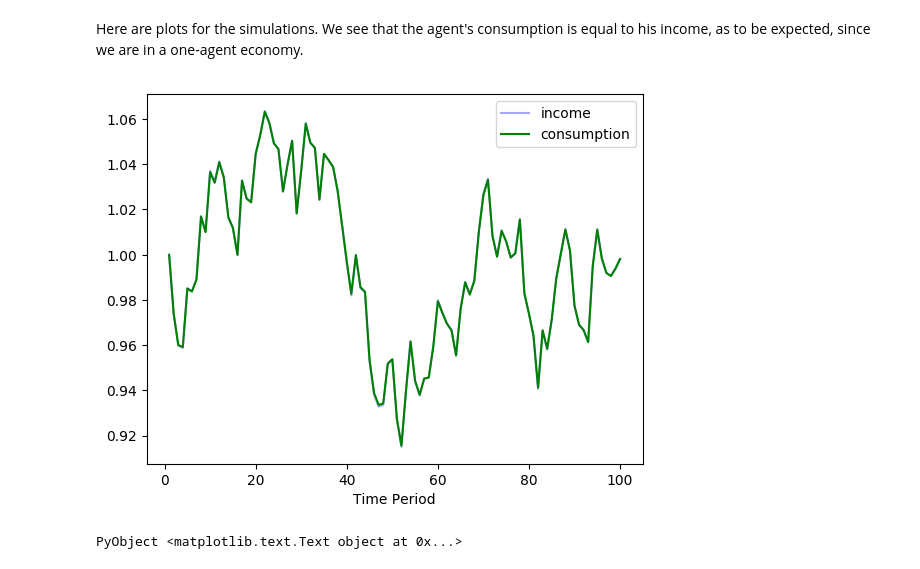
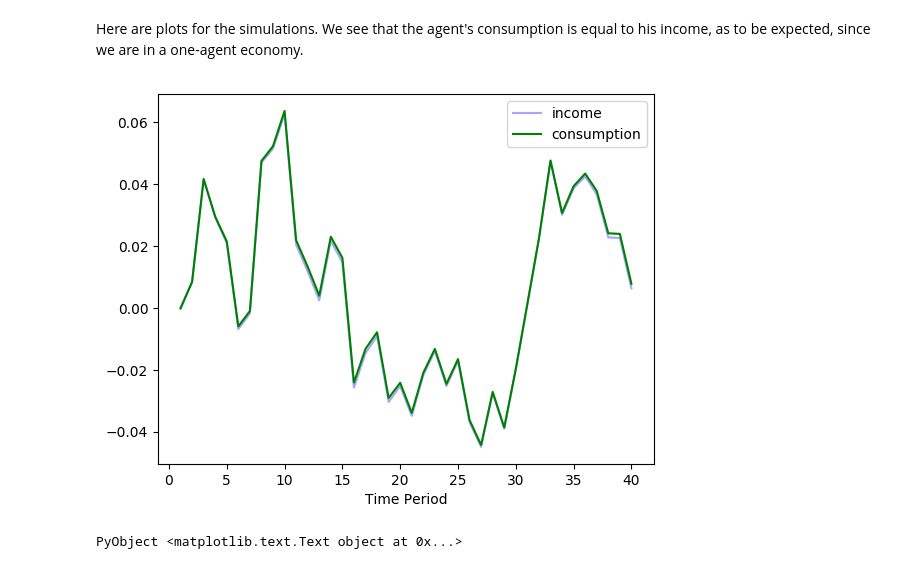
Before and after one commit to azheng25/OLG-Examples, a Jupyter notebook: Huggett1993.ipynb, the cells around one changed output. Saved outputs shown, nothing was run; the diff lists cells and outputs as text; code cells hidden in the pictures.

Commit message:
Solve Huggett (1993) with Dolo

```diff
--- a/Huggett1993.ipynb
+++ b/Huggett1993.ipynb
@@ -91,7 +92,7 @@ And data, a 3×100 Array{Float64,2}:
 # %% [markdown]
 Now we simulate the model. We do 100 simulations, each for $T=100$ periods.
 # %%
-T=100
+T=40
 hor=linspace(1,T,T)
 N=1
 ii=50
@@ -104,12 +105,12 @@ Here are plots for the simulations. We see that the agent's consumption is equal
 # %%
 # Simulations
 mc_ar=model.exogenous
-sim_armc = Dolo.simulate(model,dr;N=100,T=100)
-c=exp(sim_armc[Axis{:N}(ii), Axis{:V}(:y)])+sim_armc[Axis{:N}(ii), Axis{:V}(:s)]*0.02-sim_armc[Axis{:N}(ii), Axis{:V}(:a)]
-plt.plot(hor, exp(sim_armc[Axis{:N}(ii), Axis{:V}(:y)]),color="blue", alpha=0.35, label="income")
+sim_armc = Dolo.simulate(model,dr;N=100,T=40)
+c=sim_armc[Axis{:N}(ii), Axis{:V}(:y)]+sim_armc[Axis{:N}(ii), Axis{:V}(:s)]*0.74-sim_armc[Axis{:N}(ii), Axis{:V}(:a)]
+plt.plot(hor, sim_armc[Axis{:N}(ii), Axis{:V}(:y)],color="blue", alpha=0.35, label="income")
 plt.plot(hor, c, color="green",label="consumption")
 plt.legend()
 plt.xlabel("Time Period")
 # %% [output]
-[figure, old version]
+[figure, new version]
 PyObject <matplotlib.text.Text object at 0x...>
```
Also changed, not shown: parts of 4 cells of this notebook, 1 other file.
